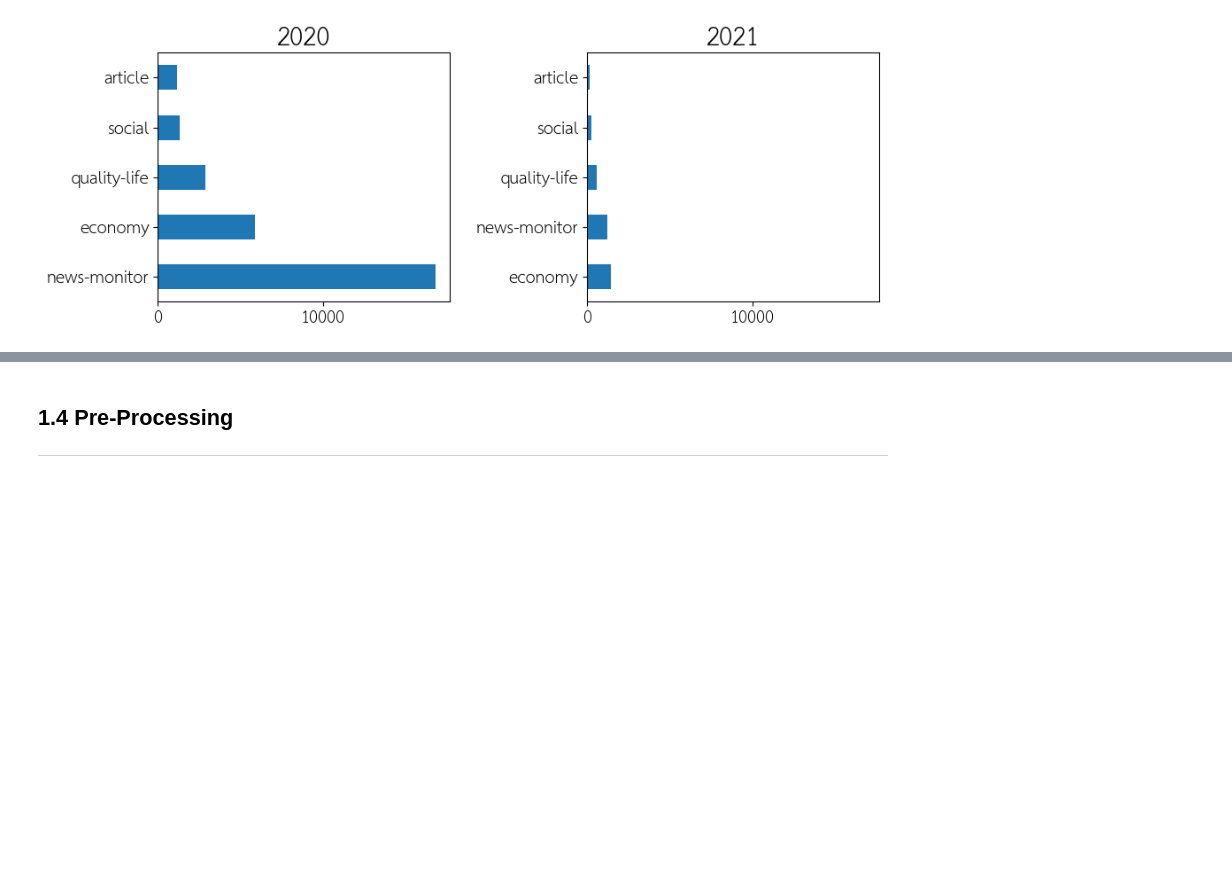
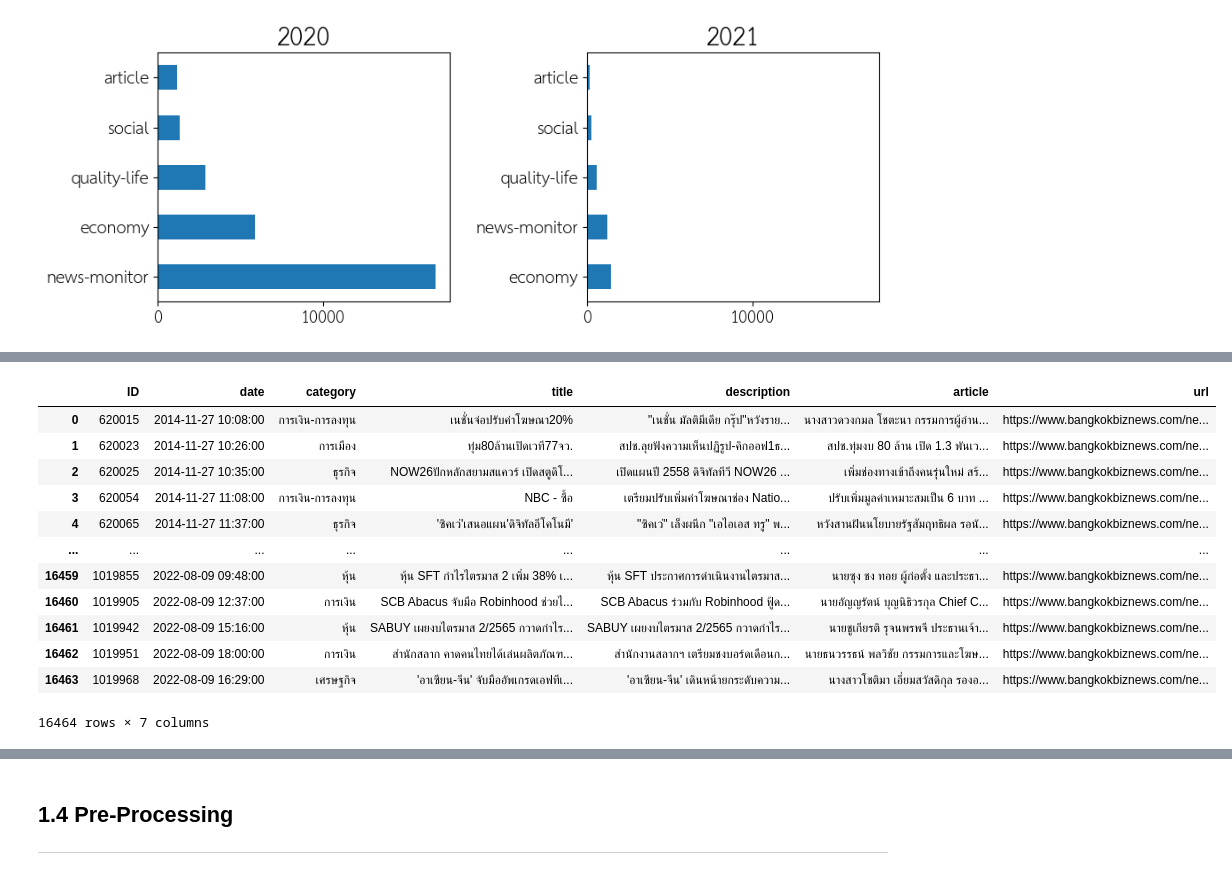
Before and after one commit to pichayaanik/Capstone_PichayaAnik, a Jupyter notebook: code/Capstone.ipynb, the cells around one changed output, grey strips where cells are left out. Saved outputs shown, nothing was run; the diff lists cells and outputs as text; code cells hidden in the pictures; blank space fills up the shorter version.

```diff
--- a/code/Capstone.ipynb
+++ b/code/Capstone.ipynb
@@ -408,0 +415,18 @@ for n, df in enumerate(m_dfs):
+# %%
+# Filter articles that contains the word 'ดิจิทัล' (digital)
+bkkbiz_digital = bkkbiz[bkkbiz['article'].str.contains(pat='ดิจิทัล')].reset_index(drop=True)
+bkkbiz_digital
+# %% [output]
+|  | ID | date | category | title | description | article | url |
+| 0 | 620015 | 2014-11-27 10:08:00 | การเงิน-การลงทุน | เนชั่นจ่อปรับค่าโฆษณา20% | "เนชั่น มัลติมีเดีย กรุ๊ป"หวังราย... | นางสาวดวงกมล โชตะนา กรรมการผู้อำน... | https://www.bangkokbiznews.com/ne... |
+| 1 | 620023 | 2014-11-27 10:26:00 | การเมือง | ทุ่ม80ล้านเปิดเวที77จว. | สปช.ลุยฟังความเห็นปฏิรูป-คิกออฟ1ธ... | สปช.ทุ่มงบ 80 ล้าน เปิด 1.3 พันเว... | https://www.bangkokbiznews.com/ne... |
+| 2 | 620025 | 2014-11-27 10:35:00 | ธุรกิจ | NOW26ปักหลักสยามสแควร์ เปิดสตูดิโ... | เปิดแผนปี 2558 ดิจิทัลทีวี NOW26 ... | เพิ่มช่องทางเข้าถึงคนรุ่นใหม่ สร้... | https://www.bangkokbiznews.com/ne... |
+| 3 | 620054 | 2014-11-27 11:08:00 | การเงิน-การลงทุน | NBC - ซื้อ | เตรียมปรับเพิ่มค่าโฆษณาช่อง Natio... | ปรับเพิ่มมูลค่าเหมาะสมเป็น 6 บาท ... | https://www.bangkokbiznews.com/ne... |
+| 4 | 620065 | 2014-11-27 11:37:00 | ธุรกิจ | 'ซิคเว่'เสนอแผน'ดิจิทัลอีโคโนมี' | "ซิคเว่" เล็งผนึก "เอไอเอส ทรู" พ... | หวังสานฝันนโยบายรัฐสัมฤทธิผล รอนั... | https://www.bangkokbiznews.com/ne... |
+| ... | ... | ... | ... | ... | ... | ... | ... |
+| 16459 | 1019855 | 2022-08-09 09:48:00 | หุ้น | หุ้น SFT กำไรไตรมาส 2 เพิ่ม 38% เ... | หุ้น SFT ประกาศการดำเนินงานไตรมาส... | นายซุง ชง ทอย ผู้ก่อตั้ง และประธา... | https://www.bangkokbiznews.com/ne... |
+| 16460 | 1019905 | 2022-08-09 12:37:00 | การเงิน | SCB Abacus จับมือ Robinhood ช่วยไ... | SCB Abacus ร่วมกับ Robinhood ฟู้ด... | นายอัญญรัตน์ บุญนิธิวรกุล Chief C... | https://www.bangkokbiznews.com/ne... |
+| 16461 | 1019942 | 2022-08-09 15:16:00 | หุ้น | SABUY เผยงบไตรมาส 2/2565 กวาดกำไร... | SABUY เผยงบไตรมาส 2/2565 กวาดกำไร... | นายชูเกียรติ รุจนพรพจี ประธานเจ้า... | https://www.bangkokbiznews.com/ne... |
+| 16462 | 1019951 | 2022-08-09 18:00:00 | การเงิน | สำนักสลาก คาดคนไทยได้เล่นผลิตภัณฑ... | สำนักงานสลากฯ เตรียมชงบอร์ดเดือนก... | นายธนวรรธน์ พลวิชัย กรรมการและโฆษ... | https://www.bangkokbiznews.com/ne... |
+| 16463 | 1019968 | 2022-08-09 16:29:00 | เศรษฐกิจ | 'อาเซียน-จีน' จับมืออัพเกรดเอฟทีเ... | 'อาเซียน-จีน' เดินหน้ายกระดับความ... | นางสาวโชติมา เอี่ยมสวัสดิกุล รองอ... | https://www.bangkokbiznews.com/ne... |
+16464 rows × 7 columns
```
Also changed, not shown: parts of 11 cells of this notebook, 3 other files.
